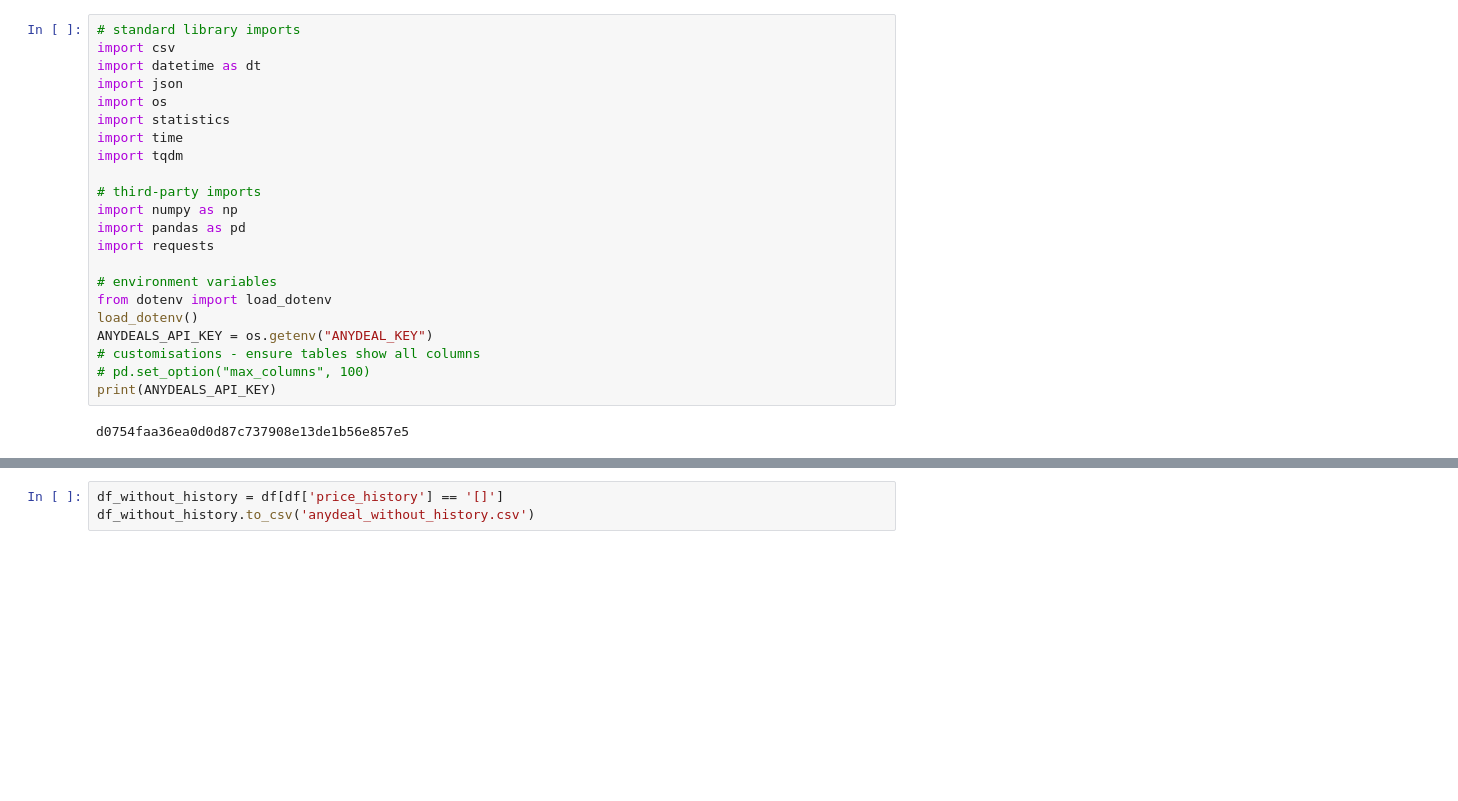
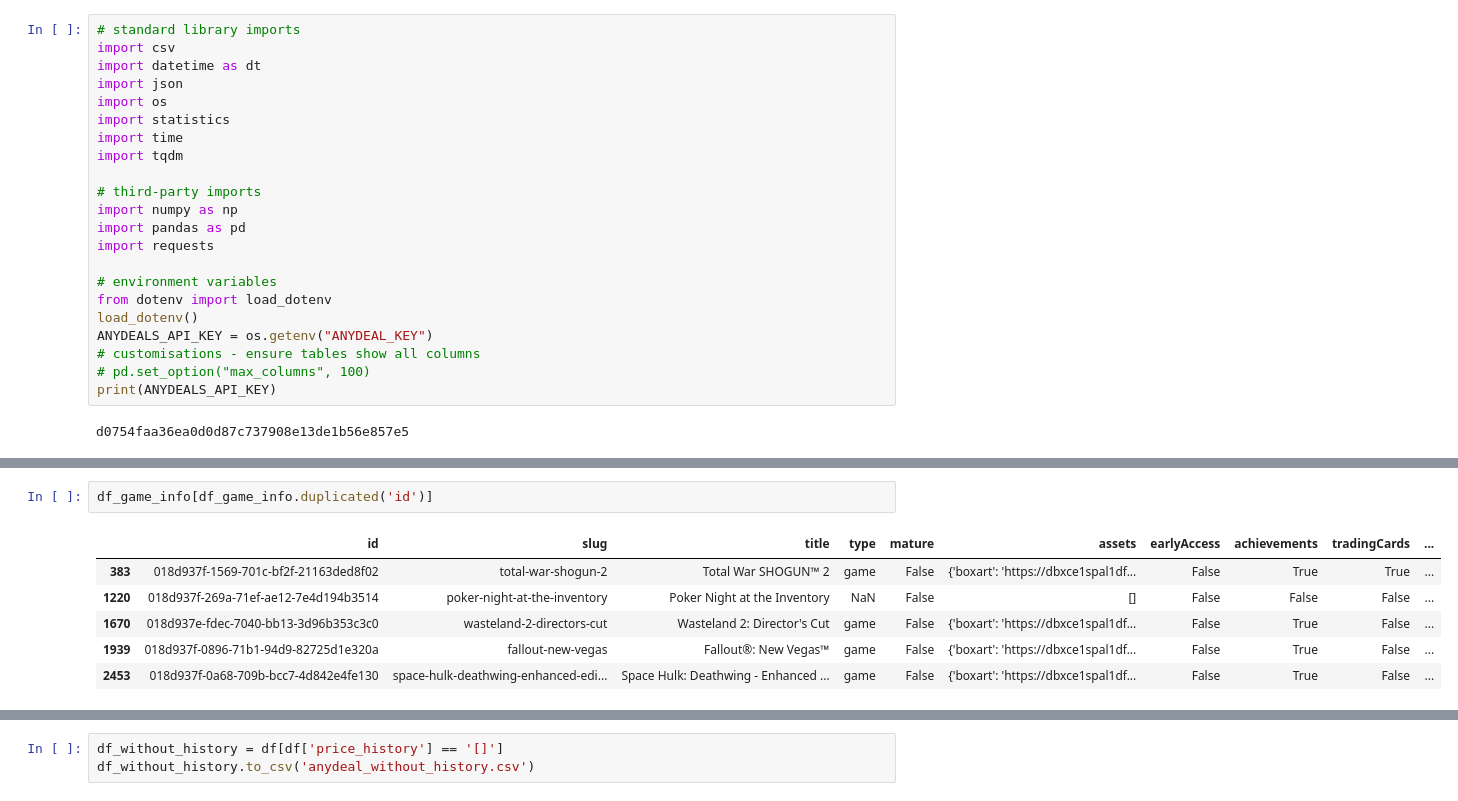
Before and after one commit to xiaotojohn/steamproject, a Jupyter notebook: data_verification.ipynb, the cells around one changed output, grey strips where cells are left out. Saved outputs shown, nothing was run; the diff lists cells and outputs as text; blank space fills up the shorter version.

```diff
--- a/data_verification.ipynb
+++ b/data_verification.ipynb
@@ -51,0 +56,9 @@ df = pd.merge(df_game_info, df_price_history, on='id', how='inner')
+# %%
+df_game_info[df_game_info.duplicated('id')]
+# %% [output]
+|  | id | slug | title | type | mature | assets | earlyAccess | achievements | tradingCards | ... |
+| 383 | 018d937f-1569-701c-bf2f-21163ded8f02 | total-war-shogun-2 | Total War SHOGUN™ 2 | game | False | {'boxart': 'https://dbxce1spal1df... | False | True | True | ... |
+| 1220 | 018d937f-269a-71ef-ae12-7e4d194b3514 | poker-night-at-the-inventory | Poker Night at the Inventory | NaN | False | [] | False | False | False | ... |
+| 1670 | 018d937e-fdec-7040-bb13-3d96b353c3c0 | wasteland-2-directors-cut | Wasteland 2: Director's Cut | game | False | {'boxart': 'https://dbxce1spal1df... | False | True | False | ... |
+| 1939 | 018d937f-0896-71b1-94d9-82725d1e320a | fallout-new-vegas | Fallout®: New Vegas™ | game | False | {'boxart': 'https://dbxce1spal1df... | False | True | False | ... |
+| 2453 | 018d937f-0a68-709b-bcc7-4d842e4fe130 | space-hulk-deathwing-enhanced-edi... | Space Hulk: Deathwing - Enhanced ... | game | False | {'boxart': 'https://dbxce1spal1df... | False | True | False | ... |
```
Also changed, not shown: parts of 16 cells of this notebook, 4 other files.
